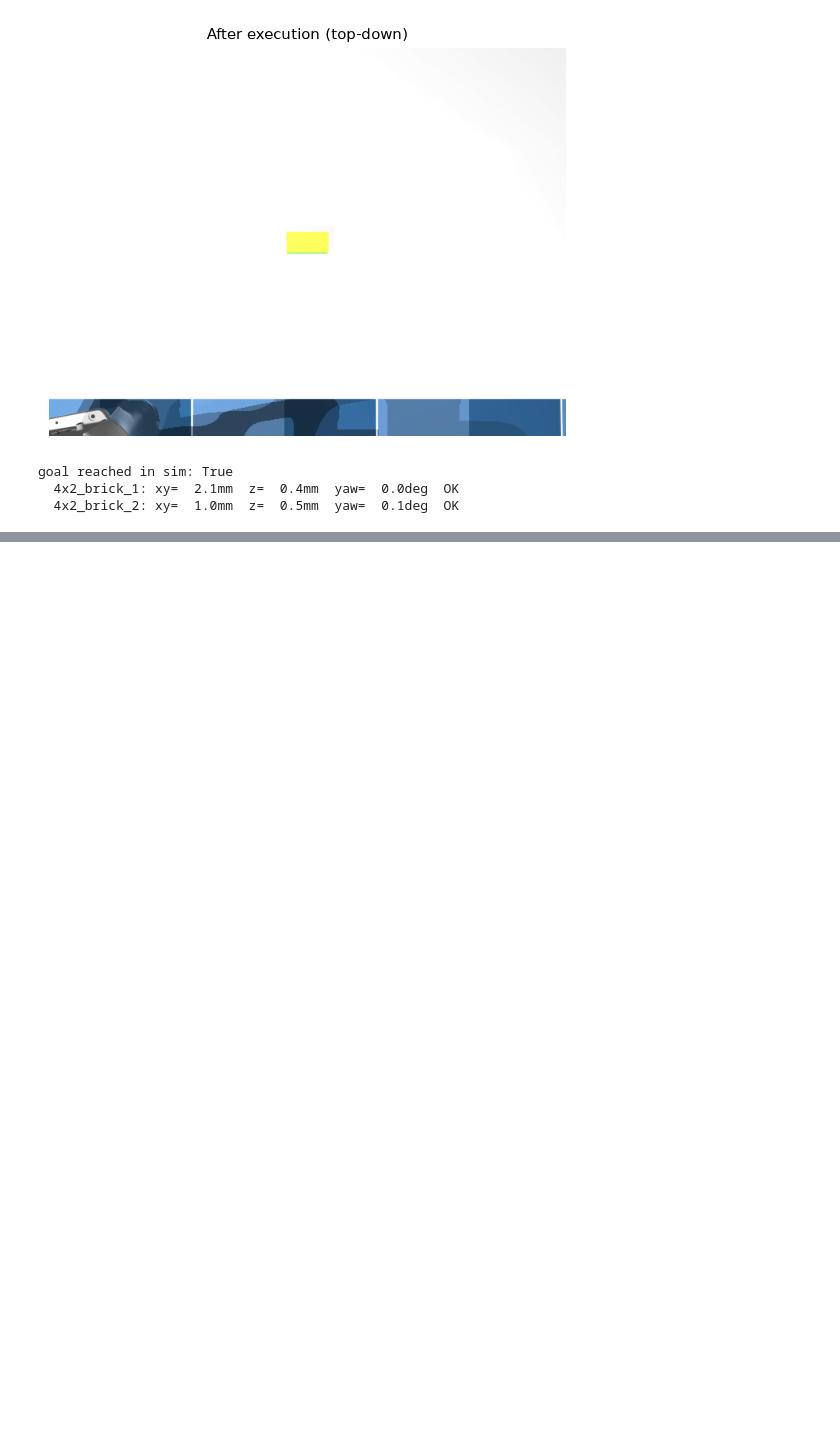
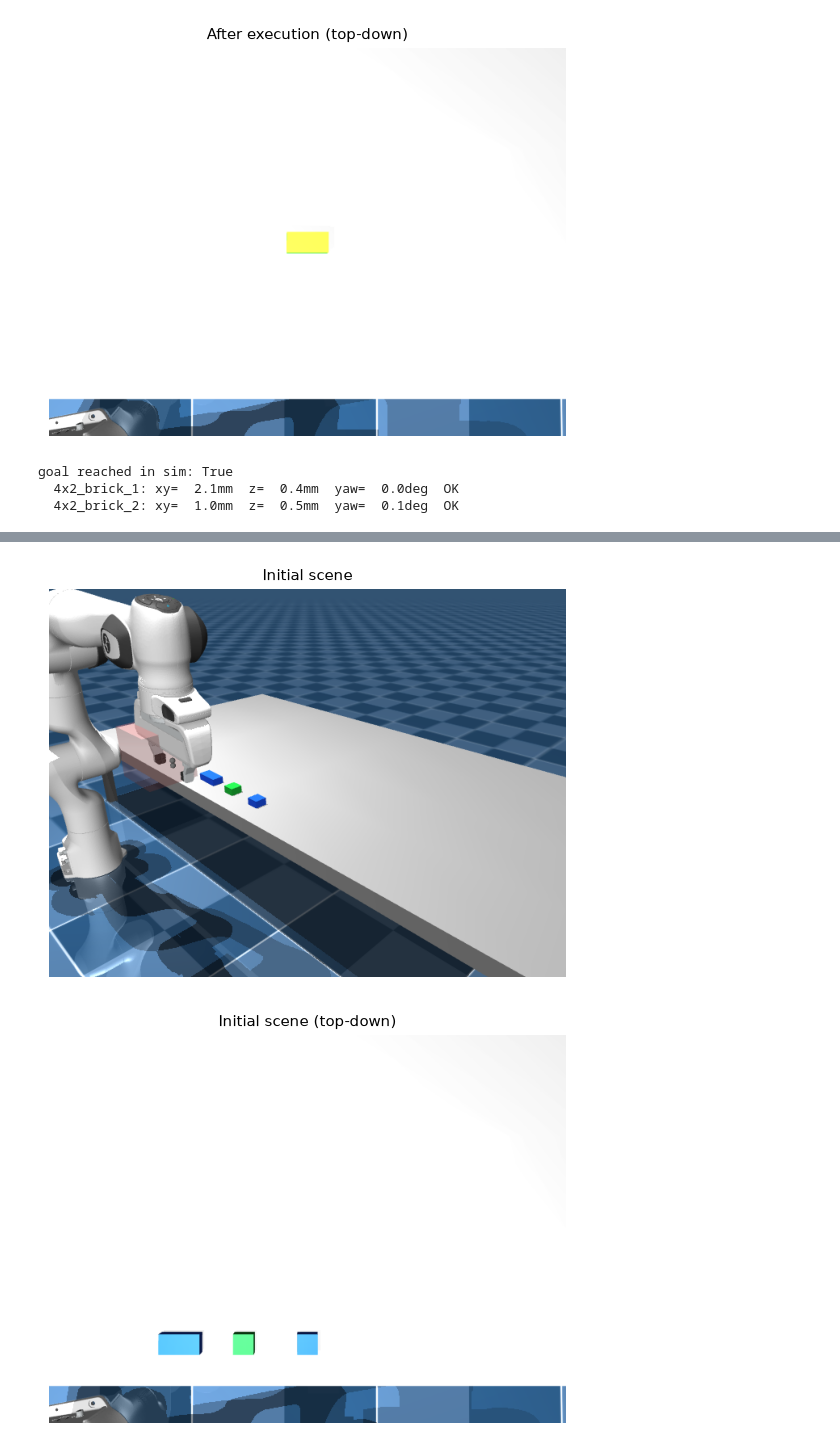
Before and after one commit to maxazv/lego-workbenchmark, a Jupyter notebook: src/lego_coarse_simple.ipynb, the cells around one changed output, grey strips where cells are left out. Saved outputs shown, nothing was run; the diff lists cells and outputs as text; code cells hidden in the pictures; blank space fills up the shorter version.

Commit message:
issues to fix (see lego_coarse_simple.ipynb)

```diff
--- a/src/lego_coarse_simple.ipynb
+++ b/src/lego_coarse_simple.ipynb
@@ -189,0 +206,6 @@ scene.check_goal()
+# %%
+TASK = "dataset/ground_truth/tier2/task_001.yaml"
+
+bricks, lat = load_task(TASK, TASK)
+print(f"{len(bricks)} bricks:", [b.name for b in bricks])
+bricks
@@ -189,0 +217,10 @@ scene.check_goal()
+# %%
+scene = SimpleLegoScene(bricks)
+scene.env.ik.solver = "daqp"
+_table_center = (*scene.layout.asm_center, scene.table_z)   # used by the render helpers above
+
+show_scene(scene.env, "Initial scene")
+show_top_view(scene.env, title="Initial scene (top-down)")
+# %% [output]
+[figure, added]
+[figure, added]
```
Also changed, not shown: parts of 7 cells of this notebook, 3 other files.
